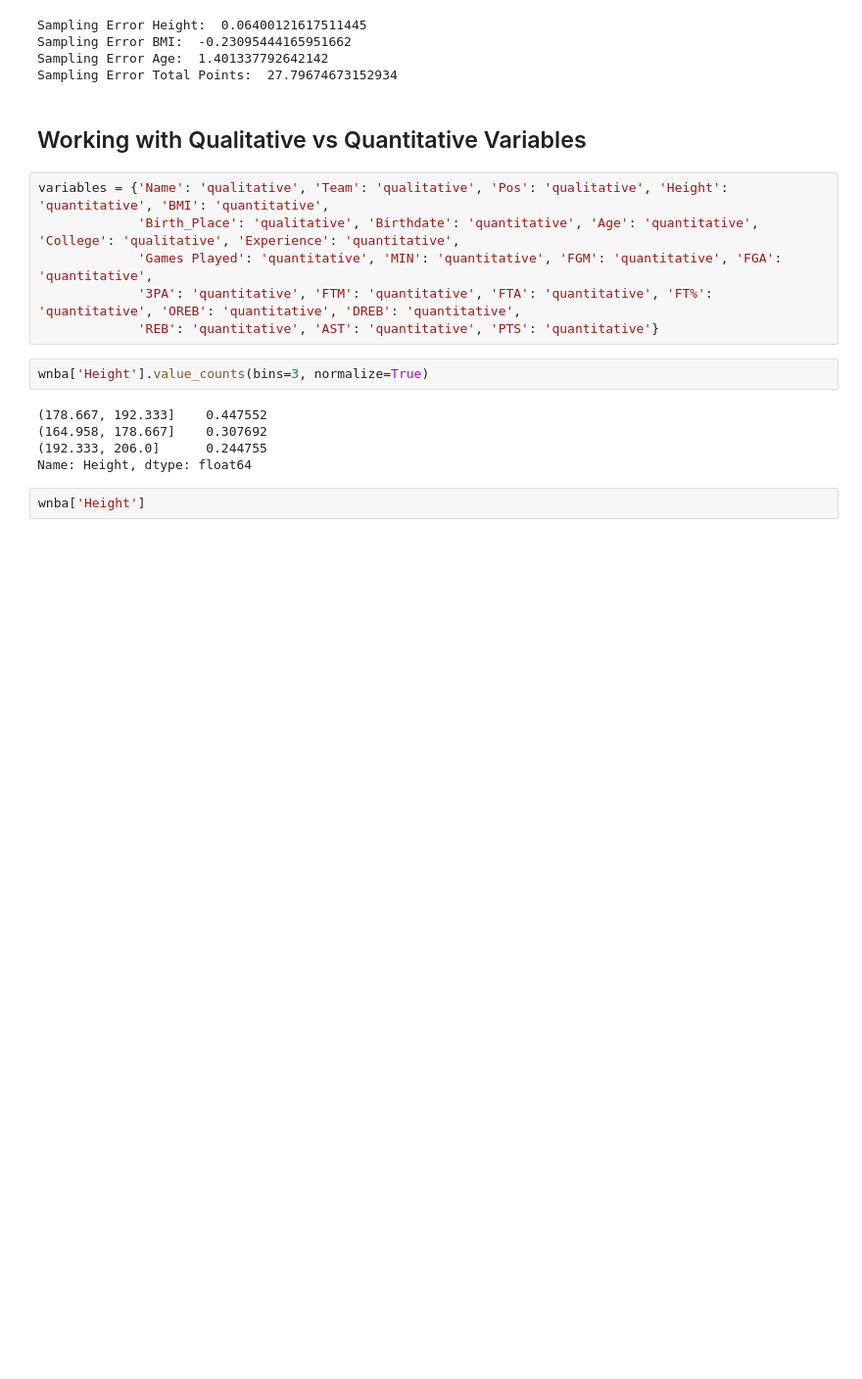
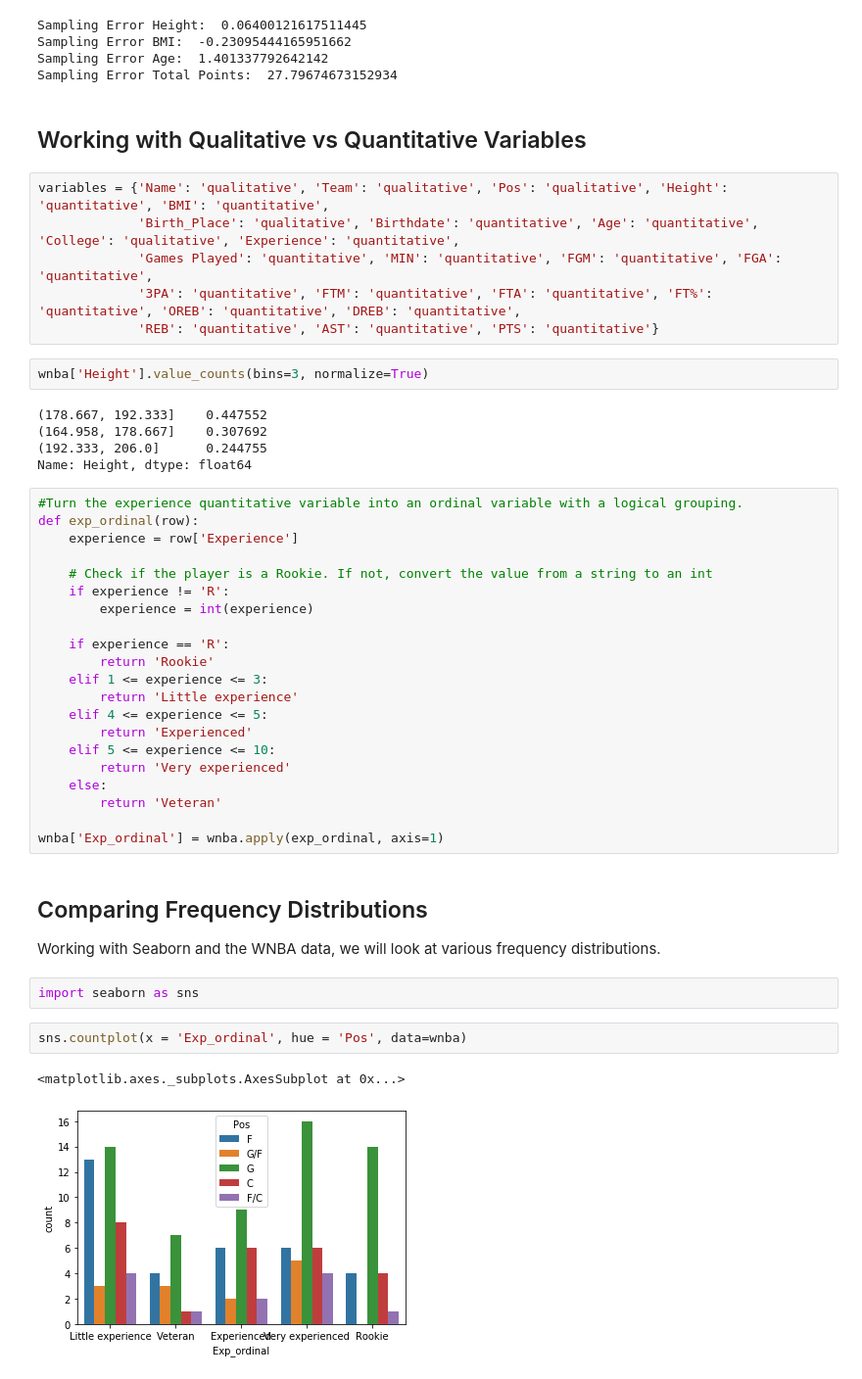
Before and after one commit to natekotila/DataQuestProjects, a Jupyter notebook: Statistics_Fundamentals/WNBA.ipynb, the cells around one changed output. Shown: that part at 98% size. Cells and saved outputs as stored; diff of their text form; blank space fills up the shorter version.

Commit message:
Started comparing frequency distributions

```diff
--- a/Statistics_Fundamentals/WNBA.ipynb
+++ b/Statistics_Fundamentals/WNBA.ipynb
@@ -154,5 +154,35 @@ wnba['Height'].value_counts(bins=3, normalize=True)
 (164.958, 178.667]    0.307692
 (192.333, 206.0]      0.244755
 Name: Height, dtype: float64
-# %%
-wnba['Height']
+# %%
+#Turn the experience quantitative variable into an ordinal variable with a logical grouping.
+def exp_ordinal(row):
+    experience = row['Experience']
+
+    # Check if the player is a Rookie. If not, convert the value from a string to an int
+    if experience != 'R':
+        experience = int(experience)
+
+    if experience == 'R':
+        return 'Rookie'
+    elif 1 <= experience <= 3:
+        return 'Little experience'
+    elif 4 <= experience <= 5:
+        return 'Experienced'
+    elif 5 <= experience <= 10:
+        return 'Very experienced'
+    else:
+        return 'Veteran'
+
+wnba['Exp_ordinal'] = wnba.apply(exp_ordinal, axis=1)
+# %% [markdown]
+## Comparing Frequency Distributions
+
+Working with Seaborn and the WNBA data, we will look at various frequency distributions.
+# %%
+import seaborn as sns
+# %%
+sns.countplot(x = 'Exp_ordinal', hue = 'Pos', data=wnba)
+# %% [output]
+<matplotlib.axes._subplots.AxesSubplot at 0x...>
+[figure, added]
```
Also changed, not shown: parts of 4 cells of this notebook.
